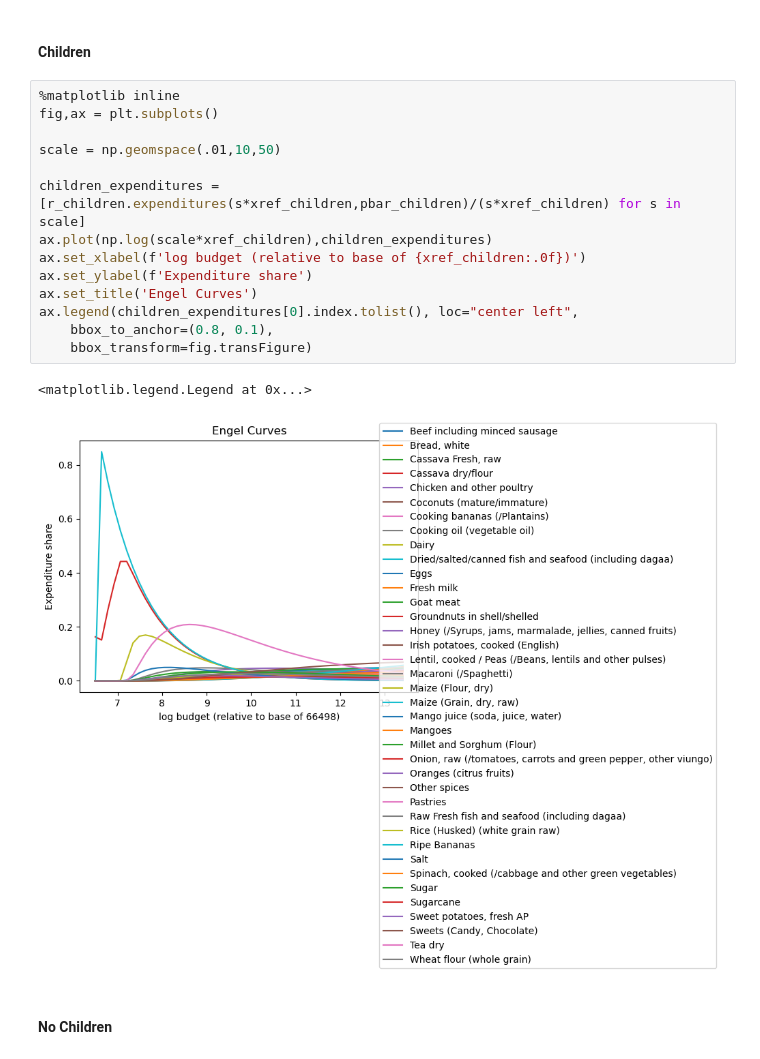
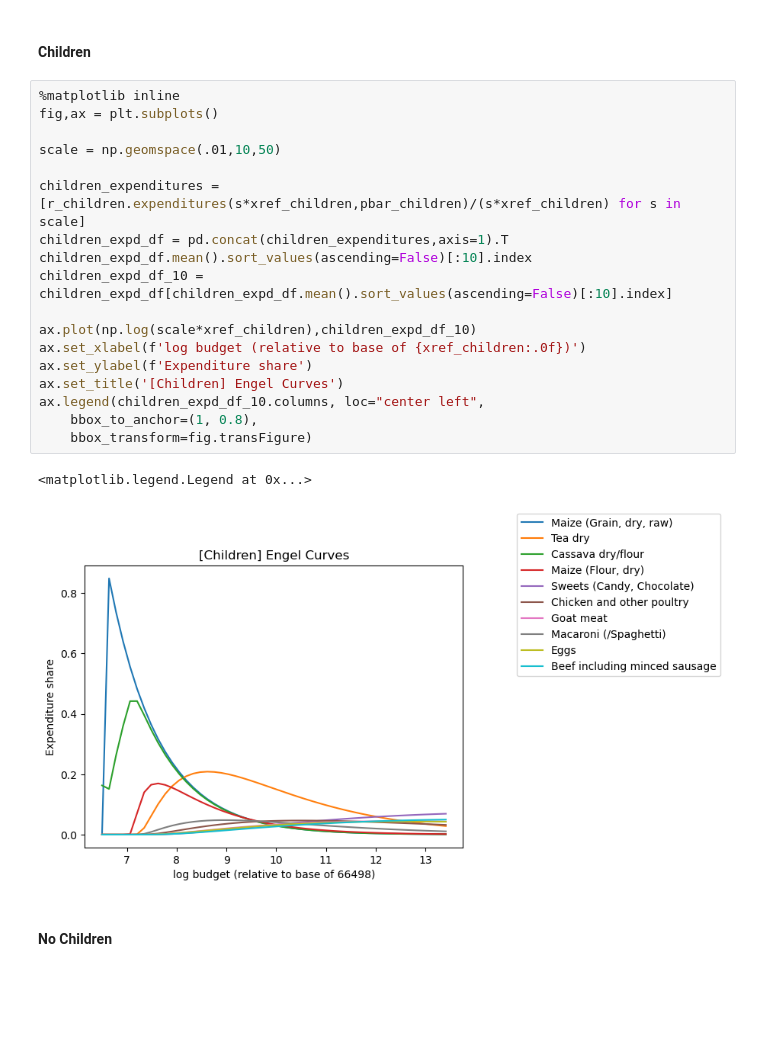
Before and after one commit to kehuang11/EEP153_Proj4_Holbrook, a Jupyter notebook: Proj4_Team_Holbrook_Working.ipynb, the cells around one changed output. Drawn from its saved outputs; the diff is of its cells as text; blank space fills up the shorter version.

```diff
--- a/Proj4_Team_Holbrook_Working.ipynb
+++ b/Proj4_Team_Holbrook_Working.ipynb
@@ -288,20 +290,24 @@ plt.legend()
 # %%
 %matplotlib inline
 fig,ax = plt.subplots()
 
 scale = np.geomspace(.01,10,50)
 
 children_expenditures = [r_children.expenditures(s*xref_children,pbar_children)/(s*xref_children) for s in scale]
-ax.plot(np.log(scale*xref_children),children_expenditures)
+children_expd_df = pd.concat(children_expenditures,axis=1).T
+children_expd_df.mean().sort_values(ascending=False)[:10].index
+children_expd_df_10 = children_expd_df[children_expd_df.mean().sort_values(ascending=False)[:10].index]
+
+ax.plot(np.log(scale*xref_children),children_expd_df_10)
 ax.set_xlabel(f'log budget (relative to base of {xref_children:.0f})')
 ax.set_ylabel(f'Expenditure share')
-ax.set_title('Engel Curves')
-ax.legend(children_expenditures[0].index.tolist(), loc="center left",
-    bbox_to_anchor=(0.8, 0.1),
+ax.set_title('[Children] Engel Curves')
+ax.legend(children_expd_df_10.columns, loc="center left",
+    bbox_to_anchor=(1, 0.8),
     bbox_transform=fig.transFigure)
 # %% [output]
 <matplotlib.legend.Legend at 0x...>
-[figure, old version]
+[figure, new version]
 # %% [markdown]
 #### No Children
 # %%
```
Also changed, not shown: parts of 48 cells of this notebook, 2 other files.
